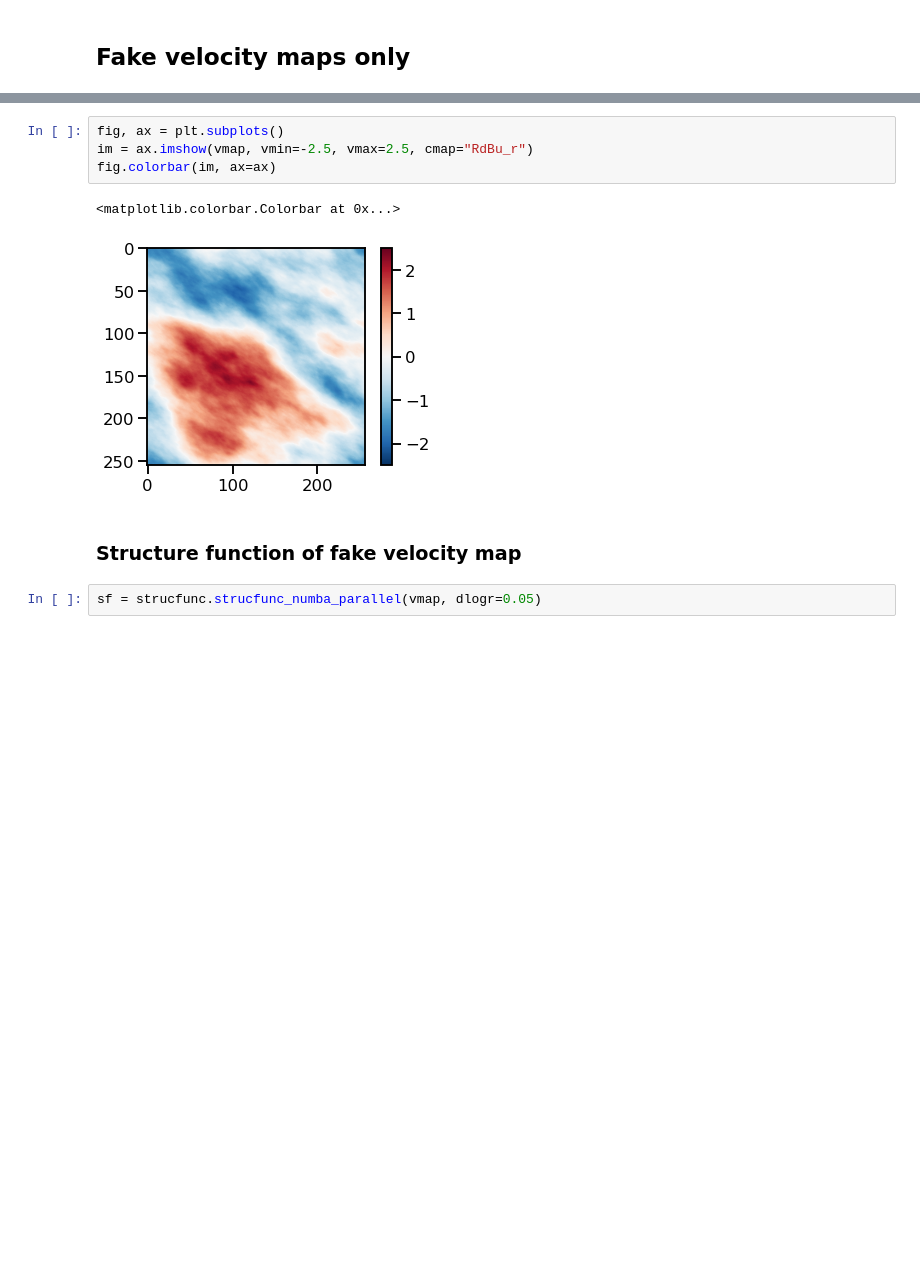
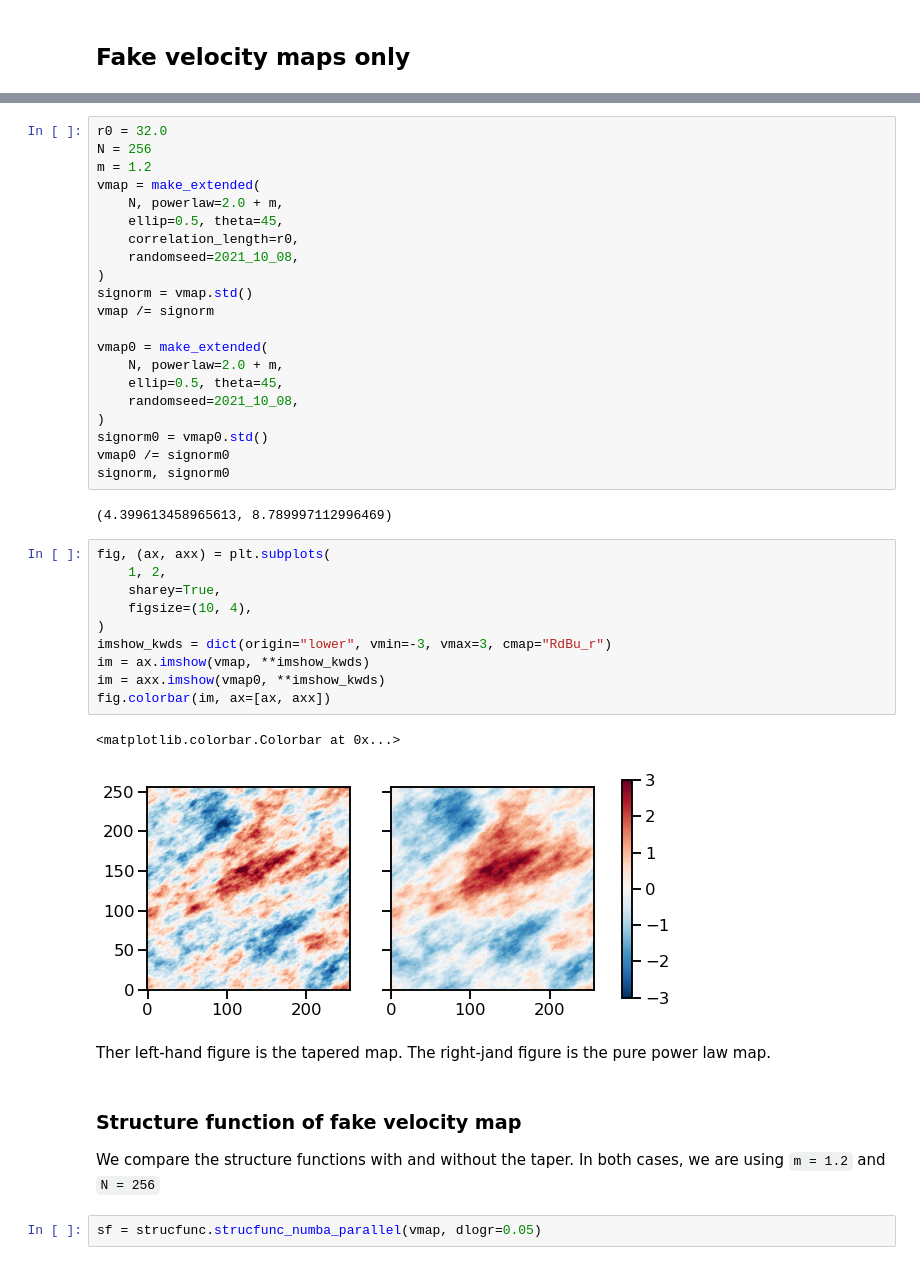
Before and after one commit to will-henney/mariano-velocity-statistics, a Jupyter notebook: fake-maps-seeing.ipynb, the cells around one changed output, grey strips where cells are left out. Drawn from its saved outputs; the diff is of its cells as text; blank space fills up the shorter version.

```diff
--- a/fake-maps-seeing.ipynb
+++ b/fake-maps-seeing.ipynb
@@ -35,12 +33,45 @@ vmap /= vmap.std()
+# %%
+r0 = 32.0
+N = 256
+m = 1.2
+vmap = make_extended(
+    N, powerlaw=2.0 + m,
+    ellip=0.5, theta=45,
+    correlation_length=r0,
+    randomseed=2021_10_08,
+)
+signorm = vmap.std()
+vmap /= signorm
+
+vmap0 = make_extended(
+    N, powerlaw=2.0 + m,
+    ellip=0.5, theta=45,
+    randomseed=2021_10_08,
+)
+signorm0 = vmap0.std()
+vmap0 /= signorm0
+signorm, signorm0
+# %% [output]
+(4.399613458965613, 8.789997112996469)
 # %%
-fig, ax = plt.subplots()
-im = ax.imshow(vmap, vmin=-2.5, vmax=2.5, cmap="RdBu_r")
-fig.colorbar(im, ax=ax)
+fig, (ax, axx) = plt.subplots(
+    1, 2,
+    sharey=True,
+    figsize=(10, 4),
+)
+imshow_kwds = dict(origin="lower", vmin=-3, vmax=3, cmap="RdBu_r")
+im = ax.imshow(vmap, **imshow_kwds)
+im = axx.imshow(vmap0, **imshow_kwds)
+fig.colorbar(im, ax=[ax, axx])
 # %% [output]
 <matplotlib.colorbar.Colorbar at 0x...>
-[figure, old version]
+[figure, new version]
+# %% [markdown]
+Ther left-hand figure is the tapered map. The right-jand figure is the pure power law map.
 # %% [markdown]
 ### Structure function of fake velocity map
+
+We compare the structure functions with and without the taper. In both cases, we are using `m = 1.2` and `N = 256`
 # %%
 sf = strucfunc.strucfunc_numba_parallel(vmap, dlogr=0.05)
 # %%
```
Also changed, not shown: parts of 19 cells of this notebook, 1 other file.
